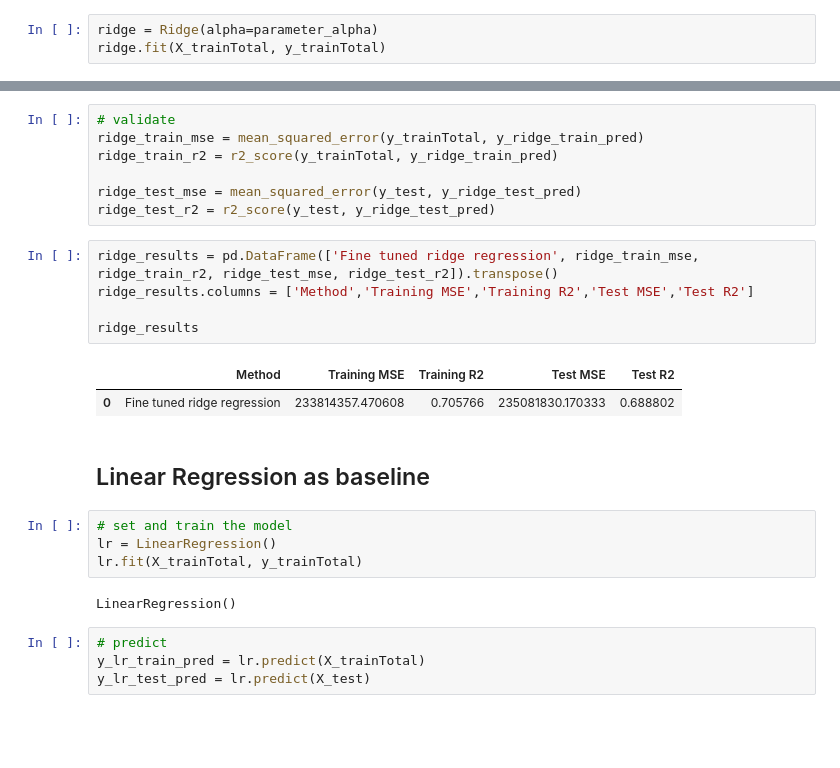
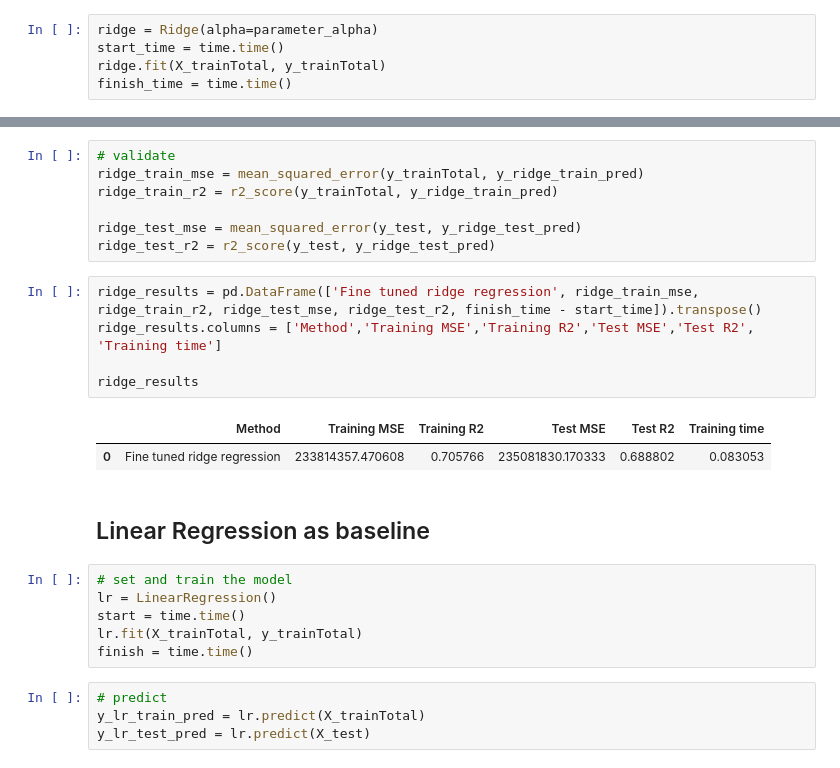
Before and after one commit to izsom/BusinessIntelligence, a Jupyter notebook: Sub3/5Evaluation.ipynb, the cells around one changed output, grey strips where cells are left out. Drawn from its saved outputs; the diff is of its cells as text; blank space fills up the shorter version.

```diff
--- a/Sub3/5Evaluation.ipynb
+++ b/Sub3/5Evaluation.ipynb
@@ -55,3 +56,5 @@ The best model is Ridge Regression with alpha=0.9 and l1_ratio=nan
 # %%
 ridge = Ridge(alpha=parameter_alpha)
+start_time = time.time()
 ridge.fit(X_trainTotal, y_trainTotal)
+finish_time = time.time()
@@ -69,21 +70,21 @@ ridge_train_r2 = r2_score(y_trainTotal, y_ridge_train_pred)
 ridge_test_mse = mean_squared_error(y_test, y_ridge_test_pred)
 ridge_test_r2 = r2_score(y_test, y_ridge_test_pred)
 # %%
-ridge_results = pd.DataFrame(['Fine tuned ridge regression', ridge_train_mse, ridge_train_r2, ridge_test_mse, ridge_test_r2]).transpose()
-ridge_results.columns = ['Method','Training MSE','Training R2','Test MSE','Test R2']
+ridge_results = pd.DataFrame(['Fine tuned ridge regression', ridge_train_mse, ridge_train_r2, ridge_test_mse, ridge_test_r2, finish_time - start_time]).transpose()
+ridge_results.columns = ['Method','Training MSE','Training R2','Test MSE','Test R2', 'Training time']
 
 ridge_results
 # %% [output]
-|  | Method | Training MSE | Training R2 | Test MSE | Test R2 |
-| 0 | Fine tuned ridge regression | 233814357.470608 | 0.705766 | 235081830.170333 | 0.688802 |
+|  | Method | Training MSE | Training R2 | Test MSE | Test R2 | Training time |
+| 0 | Fine tuned ridge regression | 233814357.470608 | 0.705766 | 235081830.170333 | 0.688802 | 0.083053 |
 # %% [markdown]
 ## Linear Regression as baseline
 # %%
 # set and train the model
 lr = LinearRegression()
+start = time.time()
 lr.fit(X_trainTotal, y_trainTotal)
+finish = time.time()
-# %% [output]
-LinearRegression()
 # %%
 # predict
 y_lr_train_pred = lr.predict(X_trainTotal)
```
Also changed, not shown: parts of 12 cells of this notebook, 3 other files.
